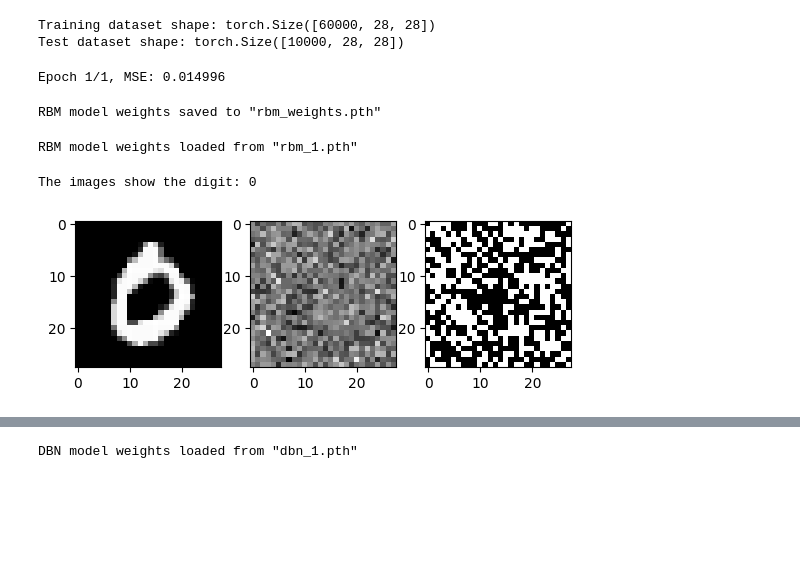
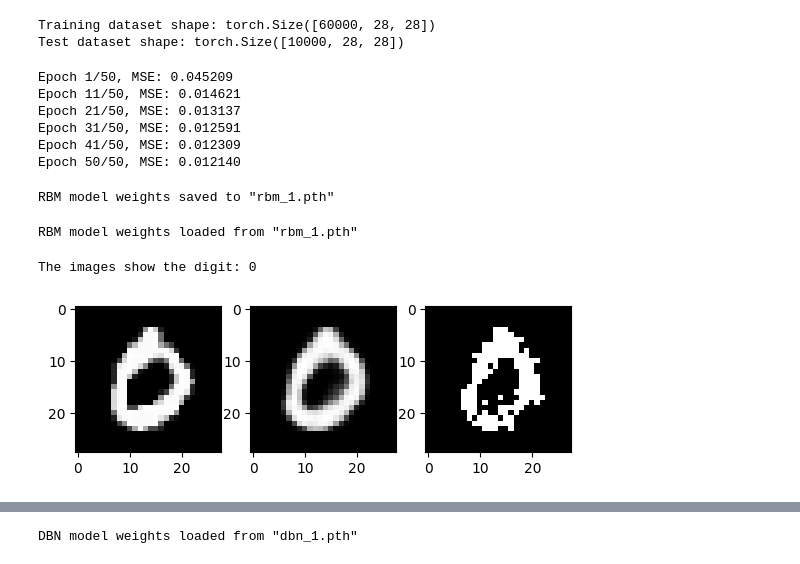
Before and after one commit to pavelihno/cognition-computation-project, a Jupyter notebook: notebook.ipynb, the cells around one changed output, grey strips where cells are left out. Cells and saved outputs as stored; diff of their text form; code cells hidden in the pictures; blank space fills up the shorter version.

Commit message:
Removed dataloader from training RBM/DBN

```diff
--- a/notebook.ipynb
+++ b/notebook.ipynb
@@ -67,8 +67,10 @@ class RBM(nn.Module):
             prob_h, h = self.sample_h(v)
         return prob_v, v
 
-    def fit(self, dataloader, learning_rate=0.001, epochs=5, device=None):
+    def fit(self, dataset, learning_rate=0.001, epochs=5, batch_size=32, device=None):
         self.to(device)
+        dataset = dataset.to(device)
+        n = len(dataset)
 
         optimizer = torch.optim.Adam(self.parameters(), lr=learning_rate)
 
@@ -76,11 +78,11 @@ class RBM(nn.Module):
         for epoch in range(epochs):
             epoch_recon_loss_history = []
 
-            for batch in dataloader:
-                v0, label = batch[0], batch[1]
+            shuffle = torch.randperm(n, device=device)
 
-                v0 = v0.flatten(1)
-                v0 = v0.to(device)
+            for start in range(0, n, batch_size):
+                i = shuffle[start:start+batch_size]
+                v0 = dataset[i]
 
                 prob_v, v = self.gibbs_k(v0)
 
@@ -262,20 +249,29 @@ rbm = RBM(
 rbm_weights_file_name = 'rbm_1.pth'
 # %%
 # RBM training
+train_ds_size = mnist_train_ds.data.shape[0]
+train_data = mnist_train_ds.data.reshape(train_ds_size, n_visible)
+
 loss_history = rbm.fit(
-    dataloader=mnist_train_loader,
+    dataset=train_data,
     learning_rate=0.001,
     epochs=50,
+    batch_size=32,
     device=device
 )
 # %% [output]
-Epoch 1/1, MSE: 0.014996
+Epoch 1/50, MSE: 0.045209
+Epoch 11/50, MSE: 0.014621
+Epoch 21/50, MSE: 0.013137
+Epoch 31/50, MSE: 0.012591
+Epoch 41/50, MSE: 0.012309
+Epoch 50/50, MSE: 0.012140
 # %%
 # Saving RBM weights to file
 torch.save(rbm.state_dict(), rbm_weights_file_name)
 print(f'RBM model weights saved to "{rbm_weights_file_name}"')
 # %% [output]
-RBM model weights saved to "rbm_weights.pth"
+RBM model weights saved to "rbm_1.pth"
 # %%
 # Downloading weights
 %%capture
@@ -289,17 +284,17 @@ print(f'RBM model weights loaded from "{rbm_weights_file_name}"')
 RBM model weights loaded from "rbm_1.pth"
 # %%
 test_idx = 3
-test_img = mnist_test_ds.data[test_idx]
-test_digit = mnist_test_ds.targets[test_idx]
+test_img = mnist_test_ds.data[test_idx].to(device)
+test_digit = mnist_test_ds.targets[test_idx].to(device)
 
 _prob_v, _v = rbm.reconstruct(test_img.reshape(1, n_visible), return_sample=False)
 reconstruct_prob_img = _prob_v.reshape(mnist_img_shape).detach()
 reconstruct_img = _v.reshape(mnist_img_shape).detach()
 
 compare_imgs([test_img, reconstruct_prob_img, reconstruct_img], test_digit)
 # %% [output]
 The images show the digit: 0
-[figure, old version]
+[figure, new version]
 # %%
 # Initialize DBN
 dbn = DBN(
```
Also changed, not shown: parts of 15 cells of this notebook.
